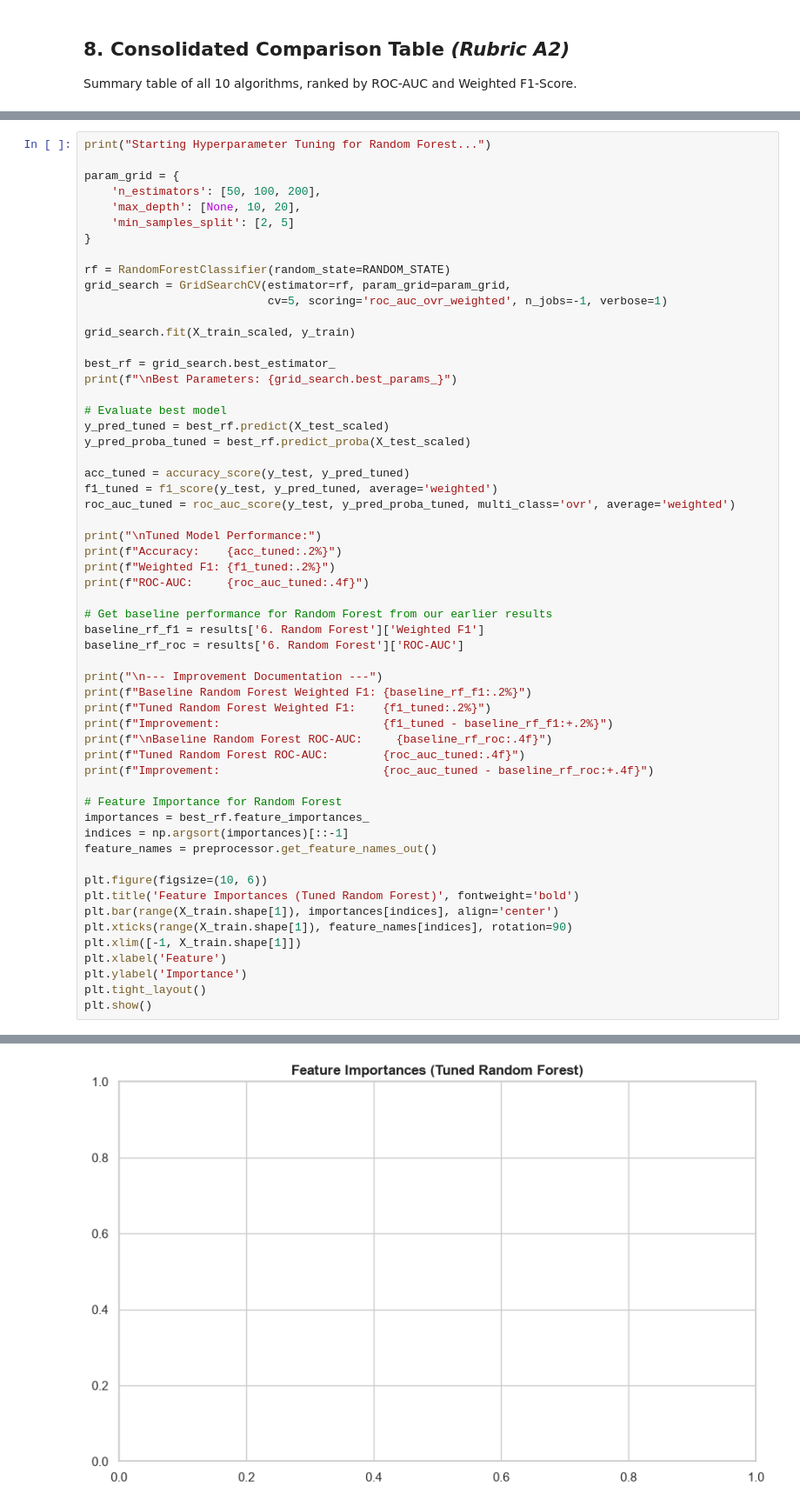
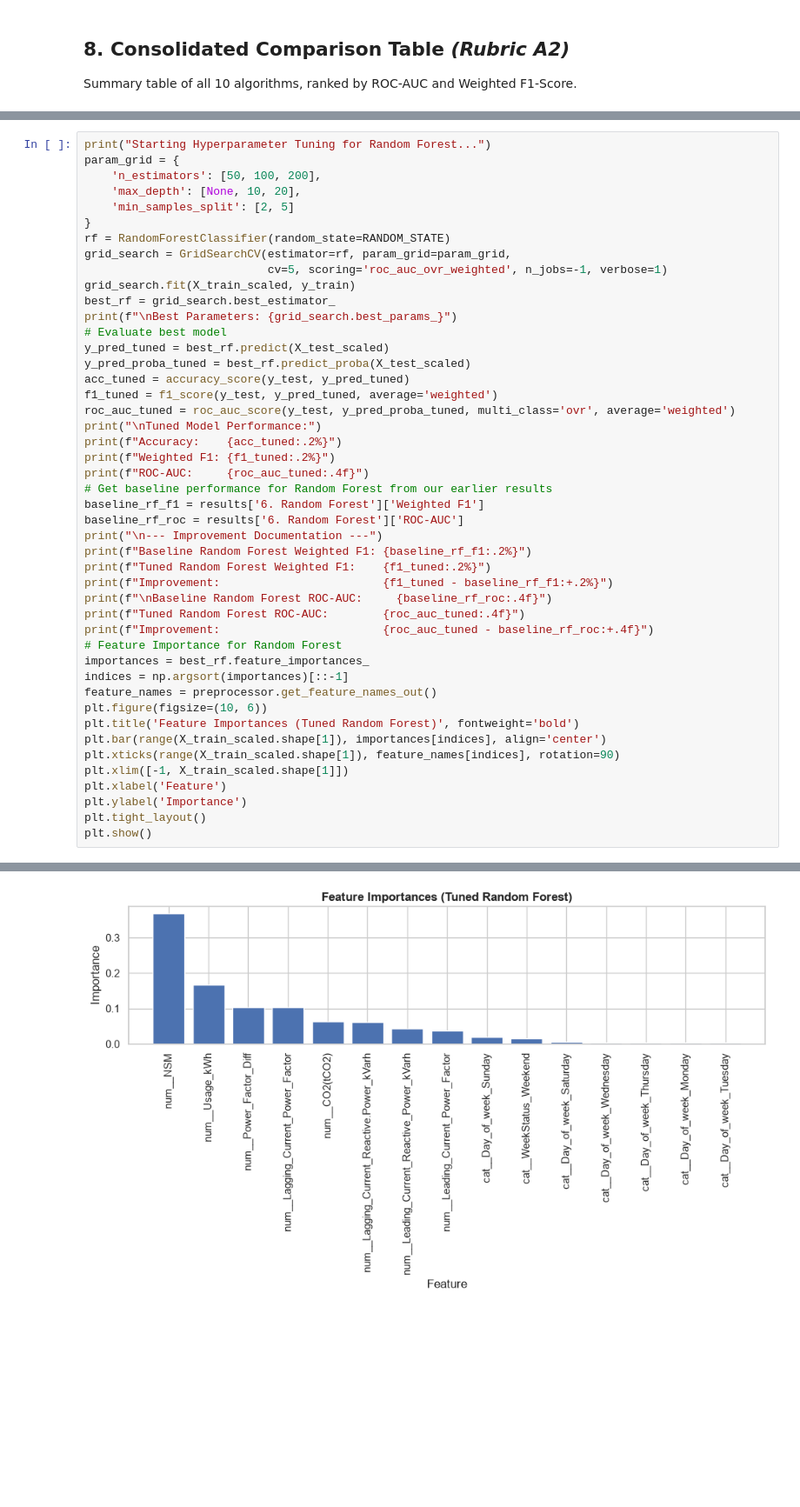
Before and after one commit to TejasviSenka/Machine_Learning_Capstone, a Jupyter notebook: notebooks/classification.ipynb, the cells around one changed output, grey strips where cells are left out. Shown at 87% size. Cells and saved outputs as stored; diff of their text form; blank space fills up the shorter version.

```diff
--- a/notebooks/classification.ipynb
+++ b/notebooks/classification.ipynb
@@ -502,38 +502,29 @@ Based on the consolidated table, tree-based ensemble models like **Random Forest
 # %%
 print("Starting Hyperparameter Tuning for Random Forest...")
-
 param_grid = {
     'n_estimators': [50, 100, 200],
     'max_depth': [None, 10, 20],
     'min_samples_split': [2, 5]
 }
-
 rf = RandomForestClassifier(random_state=RANDOM_STATE)
 grid_search = GridSearchCV(estimator=rf, param_grid=param_grid,
                            cv=5, scoring='roc_auc_ovr_weighted', n_jobs=-1, verbose=1)
-
 grid_search.fit(X_train_scaled, y_train)
-
 best_rf = grid_search.best_estimator_
 print(f"\nBest Parameters: {grid_search.best_params_}")
-
 # Evaluate best model
 y_pred_tuned = best_rf.predict(X_test_scaled)
 y_pred_proba_tuned = best_rf.predict_proba(X_test_scaled)
-
 acc_tuned = accuracy_score(y_test, y_pred_tuned)
 f1_tuned = f1_score(y_test, y_pred_tuned, average='weighted')
 roc_auc_tuned = roc_auc_score(y_test, y_pred_proba_tuned, multi_class='ovr', average='weighted')
-
 print("\nTuned Model Performance:")
 print(f"Accuracy:    {acc_tuned:.2%}")
 print(f"Weighted F1: {f1_tuned:.2%}")
 print(f"ROC-AUC:     {roc_auc_tuned:.4f}")
-
 # Get baseline performance for Random Forest from our earlier results
 baseline_rf_f1 = results['6. Random Forest']['Weighted F1']
 baseline_rf_roc = results['6. Random Forest']['ROC-AUC']
-
 print("\n--- Improvement Documentation ---")
 print(f"Baseline Random Forest Weighted F1: {baseline_rf_f1:.2%}")
 print(f"Tuned Random Forest Weighted F1:    {f1_tuned:.2%}")
@@ -541,17 +532,15 @@ print(f"Improvement:                        {f1_tuned - baseline_rf_f1:+.2%}")
 print(f"\nBaseline Random Forest ROC-AUC:     {baseline_rf_roc:.4f}")
 print(f"Tuned Random Forest ROC-AUC:        {roc_auc_tuned:.4f}")
 print(f"Improvement:                        {roc_auc_tuned - baseline_rf_roc:+.4f}")
-
 # Feature Importance for Random Forest
 importances = best_rf.feature_importances_
 indices = np.argsort(importances)[::-1]
 feature_names = preprocessor.get_feature_names_out()
-
 plt.figure(figsize=(10, 6))
 plt.title('Feature Importances (Tuned Random Forest)', fontweight='bold')
-plt.bar(range(X_train.shape[1]), importances[indices], align='center')
-plt.xticks(range(X_train.shape[1]), feature_names[indices], rotation=90)
-plt.xlim([-1, X_train.shape[1]])
+plt.bar(range(X_train_scaled.shape[1]), importances[indices], align='center')
+plt.xticks(range(X_train_scaled.shape[1]), feature_names[indices], rotation=90)
+plt.xlim([-1, X_train_scaled.shape[1]])
 plt.xlabel('Feature')
 plt.ylabel('Importance')
 plt.tight_layout()
@@ -579 +567 @@ ValueError: shape mismatch: objects cannot be broadcast to a single shape.  Mism
-[figure, old version]
+[figure, new version]
```
Also changed, not shown: parts of 7 cells of this notebook.
